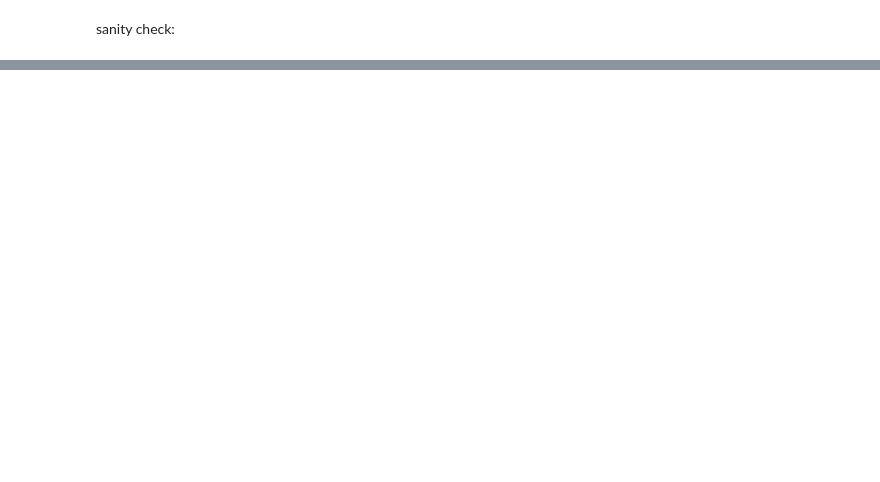
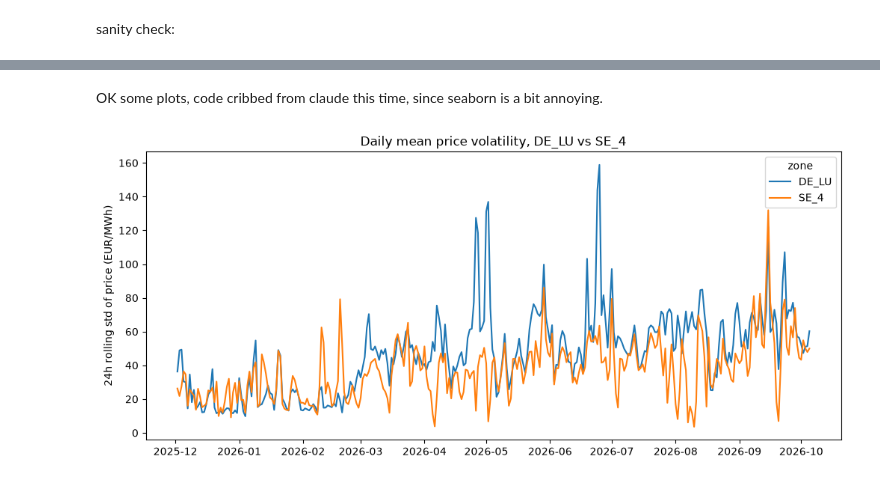
Before and after one commit to niklaslivchitz/Energy-Pricing-Analysis-DE-LU-vs-SE4, a Jupyter notebook: analysis/scratchnotebook.ipynb, the cells around one changed output, grey strips where cells are left out. Cells and saved outputs as stored; diff of their text form; code cells hidden in the pictures; blank space fills up the shorter version.

```diff
--- a/analysis/scratchnotebook.ipynb
+++ b/analysis/scratchnotebook.ipynb
@@ -130,0 +145,2 @@ dtype: int64
+# %%
+analysis_df.dropna(subset=["price_eur_mwh", "renewables_share", "renewables_share_24h", "volatility"], inplace=True)
@@ -130,0 +157,18 @@ dtype: int64
+# %% [markdown]
+OK some plots, code cribbed from claude this time, since seaborn is a bit annoying.
+# %%
+import matplotlib.pyplot as plt
+import seaborn as sns
+
+analysis_df["date"] = analysis_df["timestamp"].dt.date
+daily_df = analysis_df.groupby(["zone", "date"])["volatility"].mean().reset_index()
+
+fig, ax = plt.subplots(figsize=(12, 5))
+sns.lineplot(data=daily_df, x="date", y="volatility", hue="zone", ax=ax)
+ax.set_title("Daily mean price volatility, DE_LU vs SE_4")
+ax.set_xlabel("")
+ax.set_ylabel("24h rolling std of price (EUR/MWh)")
+fig.savefig("../outputs/figures/volatility_daily.png", dpi=150, bbox_inches="tight")
+plt.show()
+# %% [output]
+[figure, added]
```
Also changed, not shown: parts of 15 cells of this notebook, 6 other files.
